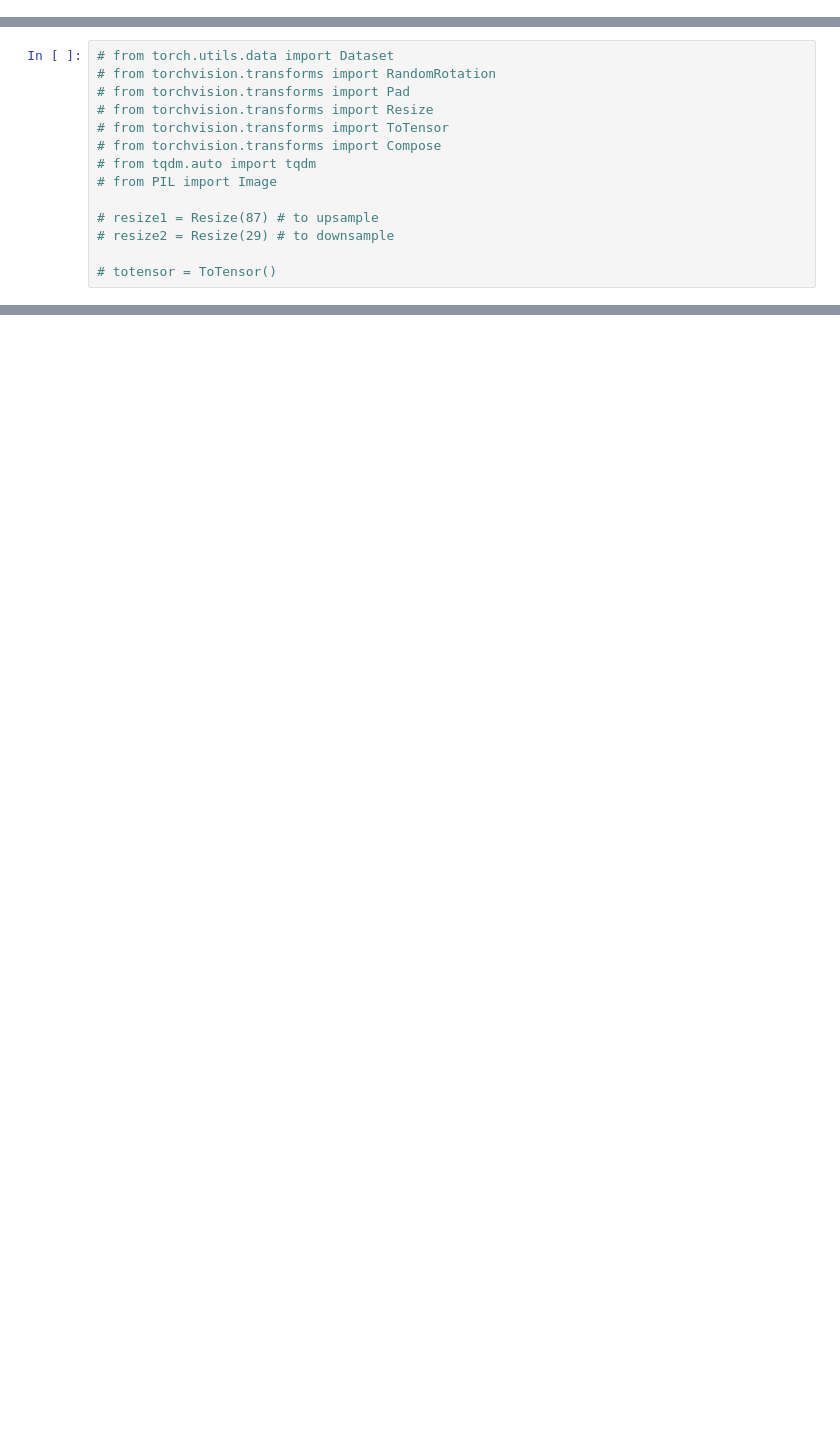
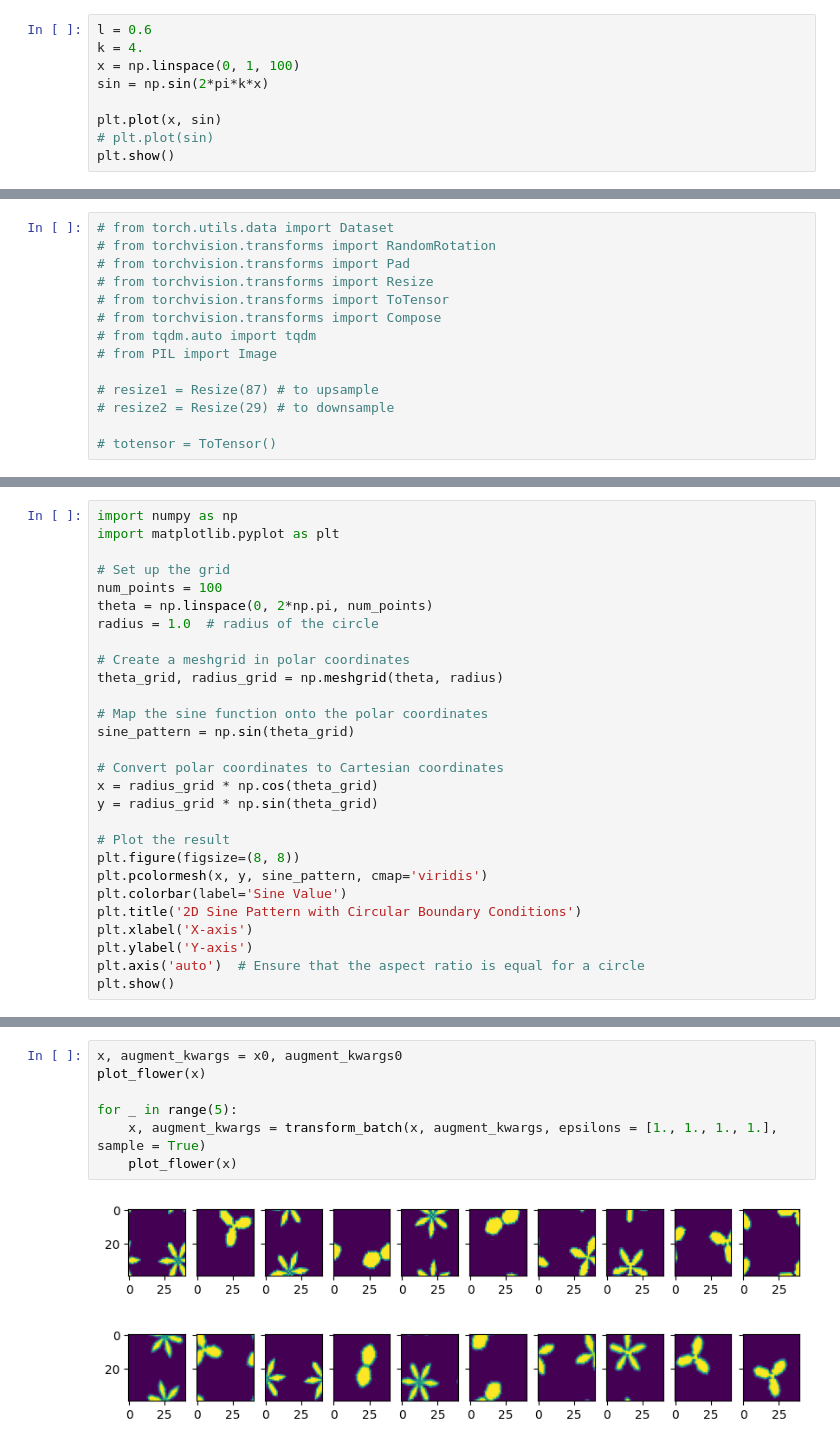
Before and after one commit to elidub/SymPDE, a Jupyter notebook: notebooks_symlie/data_generation.ipynb, the cells around one changed output, grey strips where cells are left out. Cells and saved outputs as stored; diff of their text form; blank space fills up the shorter version.

Commit message:
working on flower

```diff
--- a/notebooks_symlie/data_generation.ipynb
+++ b/notebooks_symlie/data_generation.ipynb
@@ -195,0 +330,9 @@ sins = torch.from_numpy(sins).unsqueeze(1).float()
+# %%
+l = 0.6
+k = 4.
+x = np.linspace(0, 1, 100)
+sin = np.sin(2*pi*k*x)
+
+plt.plot(x, sin)
+# plt.plot(sin)
+plt.show()
@@ -304,0 +460,28 @@ plt.show()
+# %%
+import numpy as np
+import matplotlib.pyplot as plt
+
+# Set up the grid
+num_points = 100
+theta = np.linspace(0, 2*np.pi, num_points)
+radius = 1.0  # radius of the circle
+
+# Create a meshgrid in polar coordinates
+theta_grid, radius_grid = np.meshgrid(theta, radius)
+
+# Map the sine function onto the polar coordinates
+sine_pattern = np.sin(theta_grid)
+
+# Convert polar coordinates to Cartesian coordinates
+x = radius_grid * np.cos(theta_grid)
+y = radius_grid * np.sin(theta_grid)
+
+# Plot the result
+plt.figure(figsize=(8, 8))
+plt.pcolormesh(x, y, sine_pattern, cmap='viridis')
+plt.colorbar(label='Sine Value')
+plt.title('2D Sine Pattern with Circular Boundary Conditions')
+plt.xlabel('X-axis')
+plt.ylabel('Y-axis')
+plt.axis('auto')  # Ensure that the aspect ratio is equal for a circle
+plt.show()
@@ -304,0 +601,10 @@ plt.show()
+# %%
+x, augment_kwargs = x0, augment_kwargs0
+plot_flower(x)
+
+for _ in range(5):
+    x, augment_kwargs = transform_batch(x, augment_kwargs, epsilons = [1., 1., 1., 1.], sample = True)
+    plot_flower(x)
+# %% [output]
+[figure, added]
+[figure, added]
```
Also changed, not shown: parts of 32 cells of this notebook, 9 other files.
